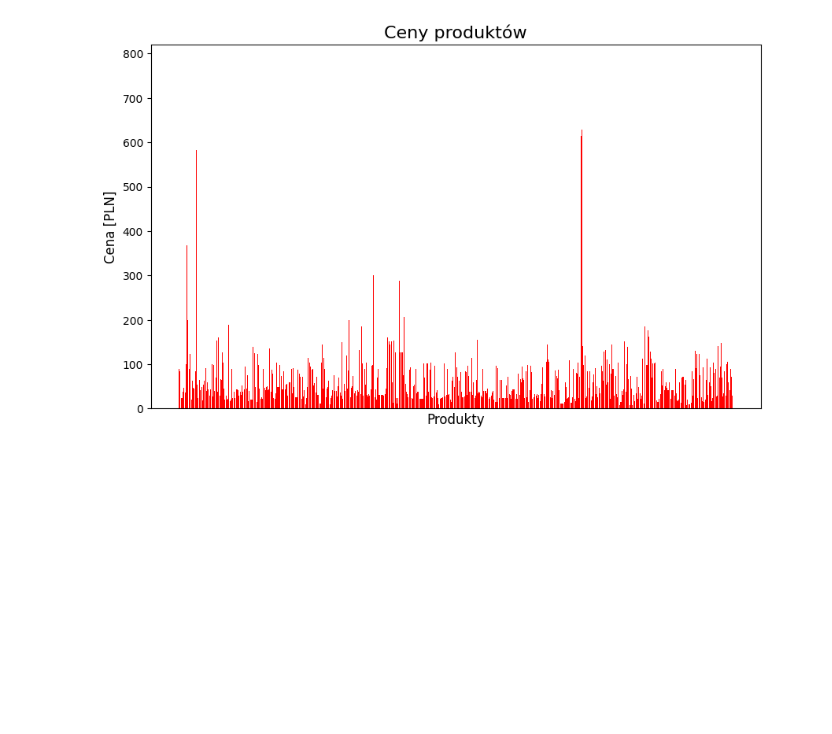
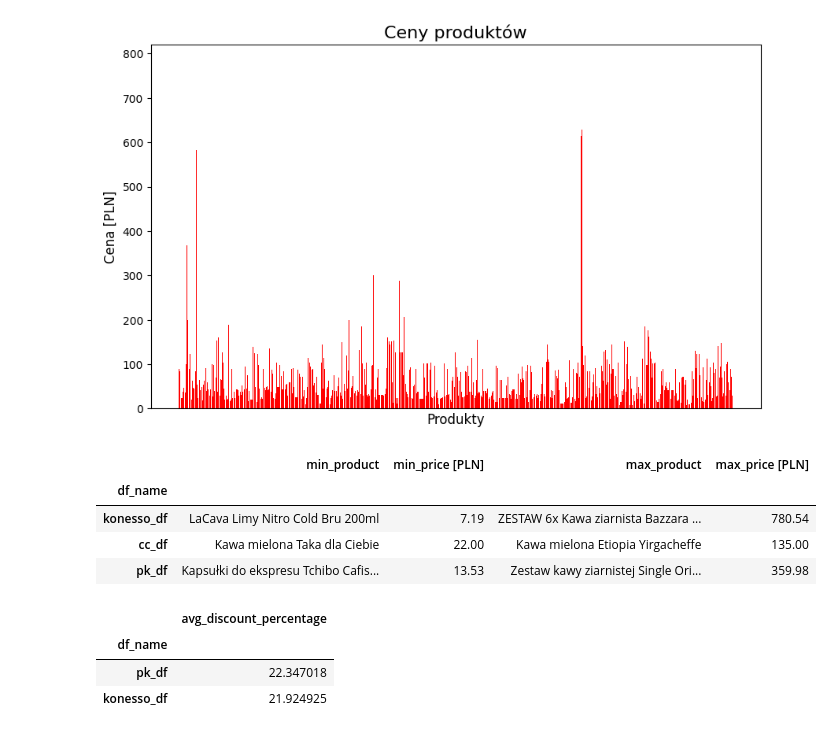
Before and after one commit to Solucky2/PAD-MiniProject, a Jupyter notebook: src/notebooks/plotter_final.ipynb, the cells around one changed output. Cells and saved outputs as stored; diff of their text form; code cells hidden in the pictures; blank space fills up the shorter version.

```diff
--- a/src/notebooks/plotter.ipynb
+++ b/src/notebooks/plotter_final.ipynb
@@ -57,0 +71,27 @@ plot_bar_chart_for_price(konesso_df, "new_price [PLN]", "red")
+# %%
+min_max_df.head()
+# %% [output]
+|  | min_product | min_price [PLN] | max_product | max_price [PLN] |
+| df_name |  |  |  |  |
+| konesso_df | LaCava Limy Nitro Cold Bru 200ml | 7.19 | ZESTAW 6x Kawa ziarnista Bazzara ... | 780.54 |
+| cc_df | Kawa mielona Taka dla Ciebie | 22.00 | Kawa mielona Etiopia Yirgacheffe | 135.00 |
+| pk_df | Kapsułki do ekspresu Tchibo Cafis... | 13.53 | Zestaw kawy ziarnistej Single Ori... | 359.98 |
+# %%
+dfs = {
+    "pk_df": pk_df,
+    "konesso_df": konesso_df
+}
+
+avg_disc_perc = []
+for name, df in dfs.items():
+    df["discount_percentage"] = ((df["price_old [PLN]"] - df["new_price [PLN]"]) / df["price_old [PLN]"]) * 100
+    avg_discount = df["discount_percentage"].mean()
+    avg_disc_perc.append({"df_name": name, "avg_discount_percentage": avg_discount})
+
+avg_disc_perc_df = pd.DataFrame(avg_disc_perc).set_index("df_name")
+avg_disc_perc_df.head()
+# %% [output]
+|  | avg_discount_percentage |
+| df_name |  |
+| pk_df | 22.347018 |
+| konesso_df | 21.924925 |
```
Also changed, not shown: parts of 5 cells of this notebook, 10 other files.
